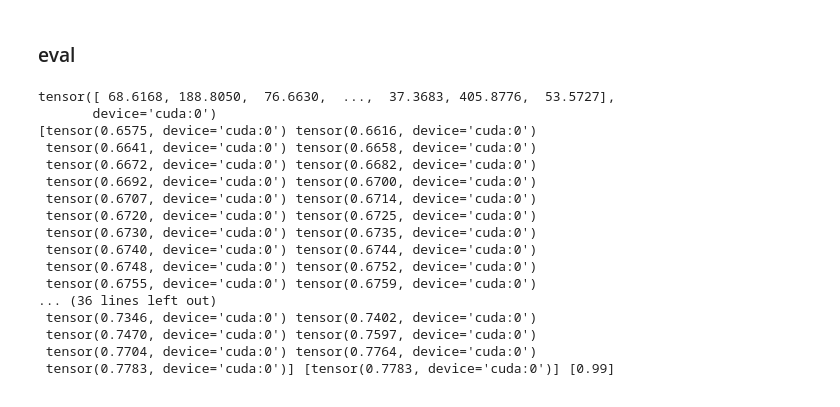
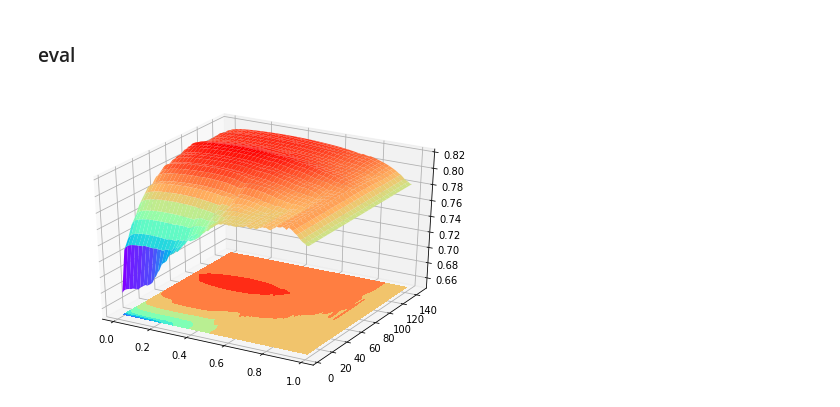
Before and after one commit to xiedidan/ml-arsenal-public, a Jupyter notebook: tgs-besnet.ipynb, the cells around one changed output. Cells and saved outputs as stored; diff of their text form; code cells hidden in the pictures.

Commit message:
besnet full pipeline, cls-besnet train pipeline

```diff
--- a/tgs-besnet.ipynb
+++ b/tgs-besnet.ipynb
@@ -223,7 +209,8 @@ class SIIMDataset(Dataset):
             self.filenames = os.listdir(os.path.join(data_root, 'test_png'))
 
     def __getitem__(self, index):
-        img_path = os.path.join(self.data_root, 'train_png/{}'.format(self.filenames[index]))
+        png_path = 'test_png' if self.phase == 'test' else 'train_png'
+        img_path = os.path.join(self.data_root, '{}/{}'.format(png_path, self.filenames[index]))
         img = cv2.imread(img_path, cv2.IMREAD_GRAYSCALE).astype(np.float32) / 255.
         img = cv2.resize(img, (self.width, self.height), interpolation = cv2.INTER_AREA)
 
@@ -542,7 +529,7 @@ def get_dataloaders(data_root, batch_size, fold, nfolds=4, width=1024, height=10
 
     val_loader  = DataLoader(
         val_dataset,
-        sampler     = RandomSampler(val_dataset),
+        # sampler     = RandomSampler(val_dataset),
         batch_size  = batch_size,
         drop_last   = False,
         num_workers = 8,
@@ -633,6 +687,6 @@ train_loader, val_loader = get_dataloaders(
 
 net = Net().cuda()
 # %%
-net.load_state_dict(torch.load('bes-cp-3.pth'))
+net.load_state_dict(torch.load('bes-cp-5.pth'))
 # %% [output]
 IncompatibleKeys(missing_keys=[], unexpected_keys=[])
@@ -759,7 +766,7 @@ def dice_overall(preds, targs):
     preds = preds.view(n, -1)
     targs = targs.view(n, -1)
 
-    targs = (targs > 0.5).long()
+    targs = (targs > 0.5).float()
 
     intersect = (preds * targs).sum(-1).float()
     union = (preds + targs).sum(-1).float()
@@ -773,48 +780,43 @@ def dice_overall(preds, targs):
 # %% [markdown]
 ### eval
 # %%
-m_probs, b_probs, truths = fake_tta(net, val_loader)
+m_probs, b_probs, truths = tta(net, val_loader)
 
-# noise removal
-m_probs[m_probs.view(m_probs.shape[0], -1).sum(-1) < 75*(SIZE/128.0)**2,...] = 0.0
+# grid search
+# search best noise threshold and score threshold for this fold
+scores, best_thrs = [],[]
+thrs = np.arange(0.01, 1, 0.01)
+n_thrs = np.arange(5, 150, 5)
 
-# search best threshold for this fold
-scores, best_thrs = [],[]
-dices = []
-thrs = np.arange(0.01, 1, 0.01)
-
-m_probs = m_probs.cuda()
 truths = truths.cuda()
 
-with tqdm(total=len(thrs), file=sys.stdout) as pbar:
-    for th in thrs:
-        preds = (m_probs>th).long()
-        dices.append(dice_overall(preds, truths).mean())
+with tqdm(total=len(n_thrs), file=sys.stdout) as pbar:
+    for n_th in n_thrs:
+        probs = m_probs.clone()
+        probs = probs.cuda()
+
+        probs[probs.view(probs.shape[0], -1).sum(-1) < n_th*(SIZE/128.0)**2,...] = 0.0
+
+        dices = []
+        for th in thrs:
+            preds = (probs>th).float()
+            dices.append(dice_overall(preds, truths).mean().cpu().item())
+
+        scores.append(dices)
 
         pbar.update(1)
 
-dices = np.array(dices)
-
-# save best
-scores.append(dices.max())
-best_thrs.append(thrs[dices.argmax()])
-
-print(dices, scores, best_thrs)
+scores = np.array(scores)
-# %% [output]
-tensor([ 68.6168, 188.8050,  76.6630,  ...,  37.3683, 405.8776,  53.5727],
-       device='cuda:0')
-[tensor(0.6575, device='cuda:0') tensor(0.6616, device='cuda:0')
- tensor(0.6641, device='cuda:0') tensor(0.6658, device='cuda:0')
- tensor(0.6672, device='cuda:0') tensor(0.6682, device='cuda:0')
- tensor(0.6692, device='cuda:0') tensor(0.6700, device='cuda:0')
- tensor(0.6707, device='cuda:0') tensor(0.6714, device='cuda:0')
- tensor(0.6720, device='cuda:0') tensor(0.6725, device='cuda:0')
- tensor(0.6730, device='cuda:0') tensor(0.6735, device='cuda:0')
- tensor(0.6740, device='cuda:0') tensor(0.6744, device='cuda:0')
- tensor(0.6748, device='cuda:0') tensor(0.6752, device='cuda:0')
- tensor(0.6755, device='cuda:0') tensor(0.6759, device='cuda:0')
-... (36 lines left out)
- tensor(0.7346, device='cuda:0') tensor(0.7402, device='cuda:0')
- tensor(0.7470, device='cuda:0') tensor(0.7597, device='cuda:0')
- tensor(0.7704, device='cuda:0') tensor(0.7764, device='cuda:0')
- tensor(0.7783, device='cuda:0')] [tensor(0.7783, device='cuda:0')] [0.99]
+# %%
+X, Y = np.meshgrid(thrs, n_thrs)
+
+fig = plt.figure()
+ax = Axes3D(fig)
+
+ax.plot_surface(X, Y, scores, cmap='rainbow')
+ax.contourf(X, Y, scores, zdir='z', offset=0.65, cmap='rainbow')
+ax.set_zlim(0.65, 0.82)
+
+plt.show()
+# %% [output]
+[figure, added]
```
Also changed, not shown: parts of 21 cells of this notebook, 4 other files.
